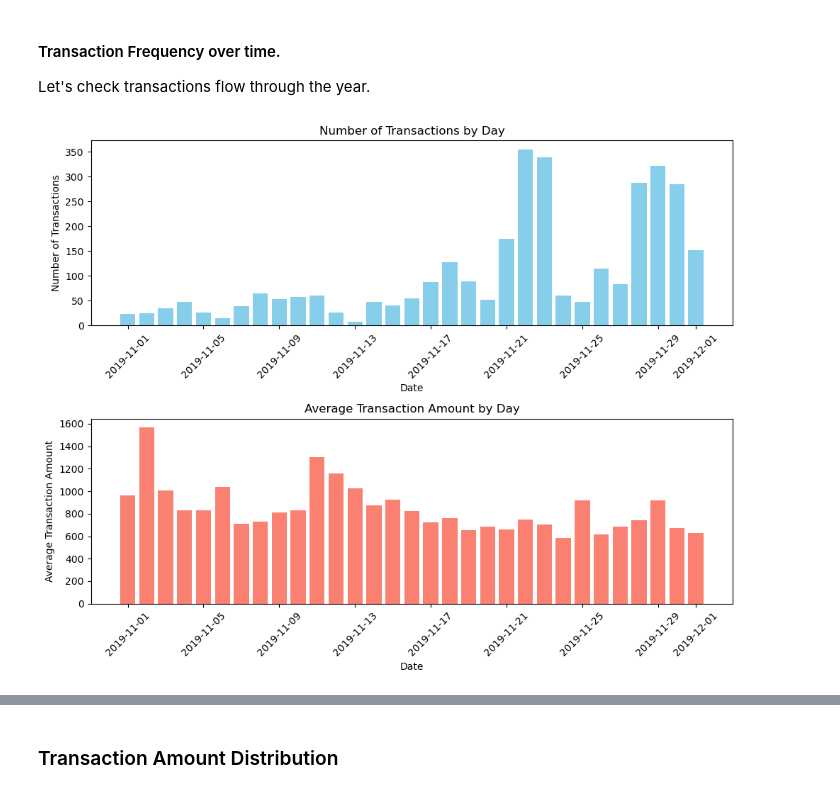
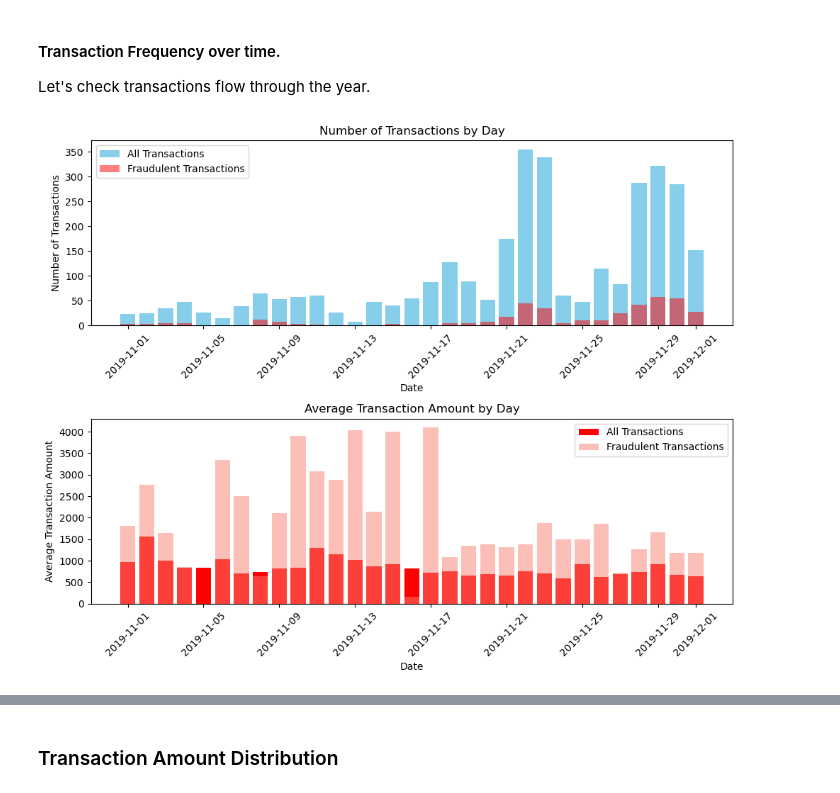
Before and after one commit to ClessonR/CloudWalk_Case, a Jupyter notebook: payment_test.ipynb, the cells around one changed output, grey strips where cells are left out. Cells and saved outputs as stored; diff of their text form; code cells hidden in the pictures.

```diff
--- a/payment_test.ipynb
+++ b/payment_test.ipynb
@@ -181,34 +181,44 @@ Now that the data has been cleaned, let's understand it.
 #### Transaction Frequency over time.
 Let's check transactions flow through the year.
 # %%
-import matplotlib.pyplot as plt
+
+
+# Filter for fraudulent transactions
+fraud_transactions = df[df['has_cbk'] == True]
+
+# Group by transaction_day for all transactions
+transactions_by_day = df.groupby('transaction_day').size()
+average_amount_by_day = df.groupby('transaction_day')['transaction_amount'].mean()
+
+# Group by transaction_day for fraudulent transactions
+fraud_transactions_by_day = fraud_transactions.groupby('transaction_day').size()
+average_fraud_amount_by_day = fraud_transactions.groupby('transaction_day')['transaction_amount'].mean()
 
 # Create a figure and axis objects
 fig, axes = plt.subplots(nrows=2, ncols=1, figsize=(10, 8))
 
-transactions_by_day = df.groupby('transaction_day').size()
-axes[0].bar(transactions_by_day.index, transactions_by_day.values, color='skyblue')
+# Plot number of transactions by day
+axes[0].bar(transactions_by_day.index, transactions_by_day.values, color='skyblue', label='All Transactions')
+axes[0].bar(fraud_transactions_by_day.index, fraud_transactions_by_day.values, color='red', alpha=0.5, label='Fraudulent Transactions')
 axes[0].set_title('Number of Transactions by Day')
 axes[0].set_xlabel('Date')
 axes[0].set_ylabel('Number of Transactions')
-# Rotate x-axis labels for better readability
 axes[0].tick_params(axis='x', rotation=45)  # Rotate x-axis labels
+axes[0].legend()
 
-
-# Plot the average transaction amount by day
-average_amount_by_day = df.groupby('transaction_day')['transaction_amount'].mean()
-axes[1].bar(average_amount_by_day.index, average_amount_by_day.values, color='salmon')
+# Plot average transaction amount by day
+axes[1].bar(average_amount_by_day.index, average_amount_by_day.values, color='red', label='All Transactions')
+axes[1].bar(average_fraud_amount_by_day.index, average_fraud_amount_by_day.values, color='salmon', alpha=0.5, label='Fraudulent Transactions')
 axes[1].set_title('Average Transaction Amount by Day')
 axes[1].set_xlabel('Date')
 axes[1].set_ylabel('Average Transaction Amount')
-
-# Rotate x-axis labels for better readability
-plt.xticks(rotation=45)
+axes[1].tick_params(axis='x', rotation=45)  # Rotate x-axis labels
+axes[1].legend()
 
 # Adjust layout to prevent overlap
 plt.tight_layout()
 
 # Show the plots
 plt.show()
 # %% [output]
-[figure, old version]
+[figure, new version]
```
Also changed, not shown: parts of 23 cells of this notebook.
